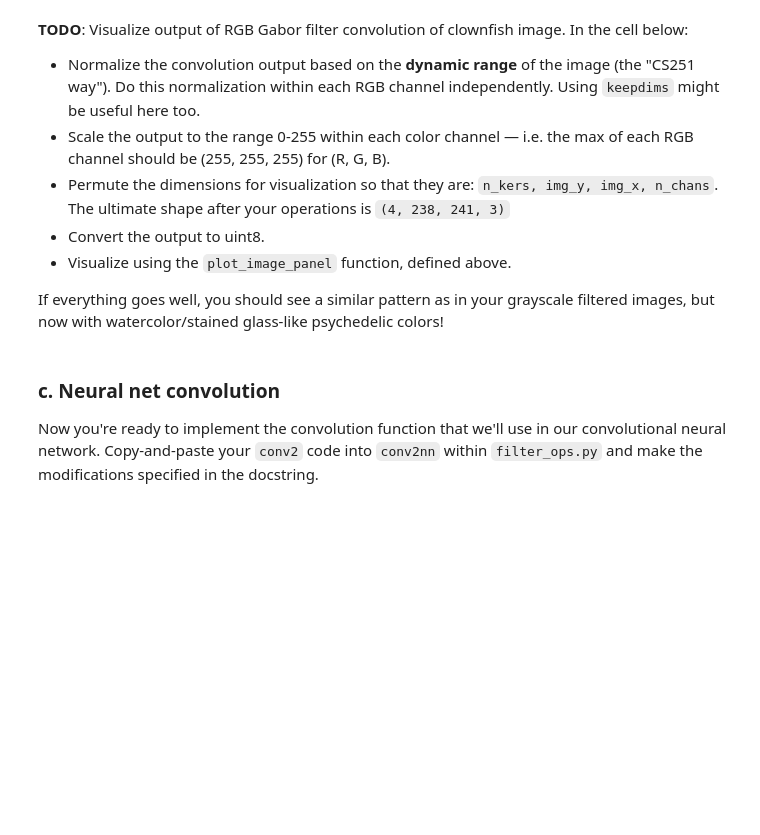
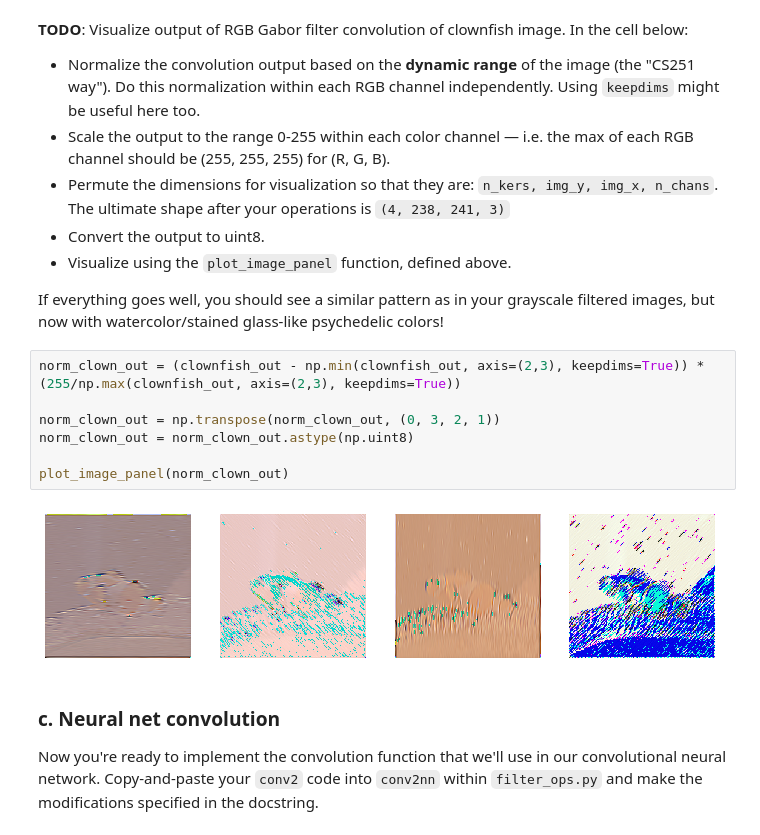
Before and after one commit to ejseal21/NeuralNetworks, a Jupyter notebook: project3/convolution_and_pooling.ipynb, the cells around one changed output. Drawn from its saved outputs; the diff is of its cells as text; blank space fills up the shorter version.

```diff
--- a/project3/convolution_and_pooling.ipynb
+++ b/project3/convolution_and_pooling.ipynb
@@ -406,6 +385,15 @@ print(f'Your filtered clown fish shape is {clownfish_out.shape} and it should be
 - Visualize using the `plot_image_panel` function, defined above.
 
 If everything goes well, you should see a similar pattern as in your grayscale filtered images, but now with watercolor/stained glass-like psychedelic colors!
+# %%
+norm_clown_out = (clownfish_out - np.min(clownfish_out, axis=(2,3), keepdims=True)) * (255/np.max(clownfish_out, axis=(2,3), keepdims=True))
+
+norm_clown_out = np.transpose(norm_clown_out, (0, 3, 2, 1))
+norm_clown_out = norm_clown_out.astype(np.uint8)
+
+plot_image_panel(norm_clown_out)
+# %% [output]
+[figure, added]
 # %% [markdown]
 ### c. Neural net convolution
 
```
Also changed, not shown: parts of 10 cells of this notebook, 1 other file.
